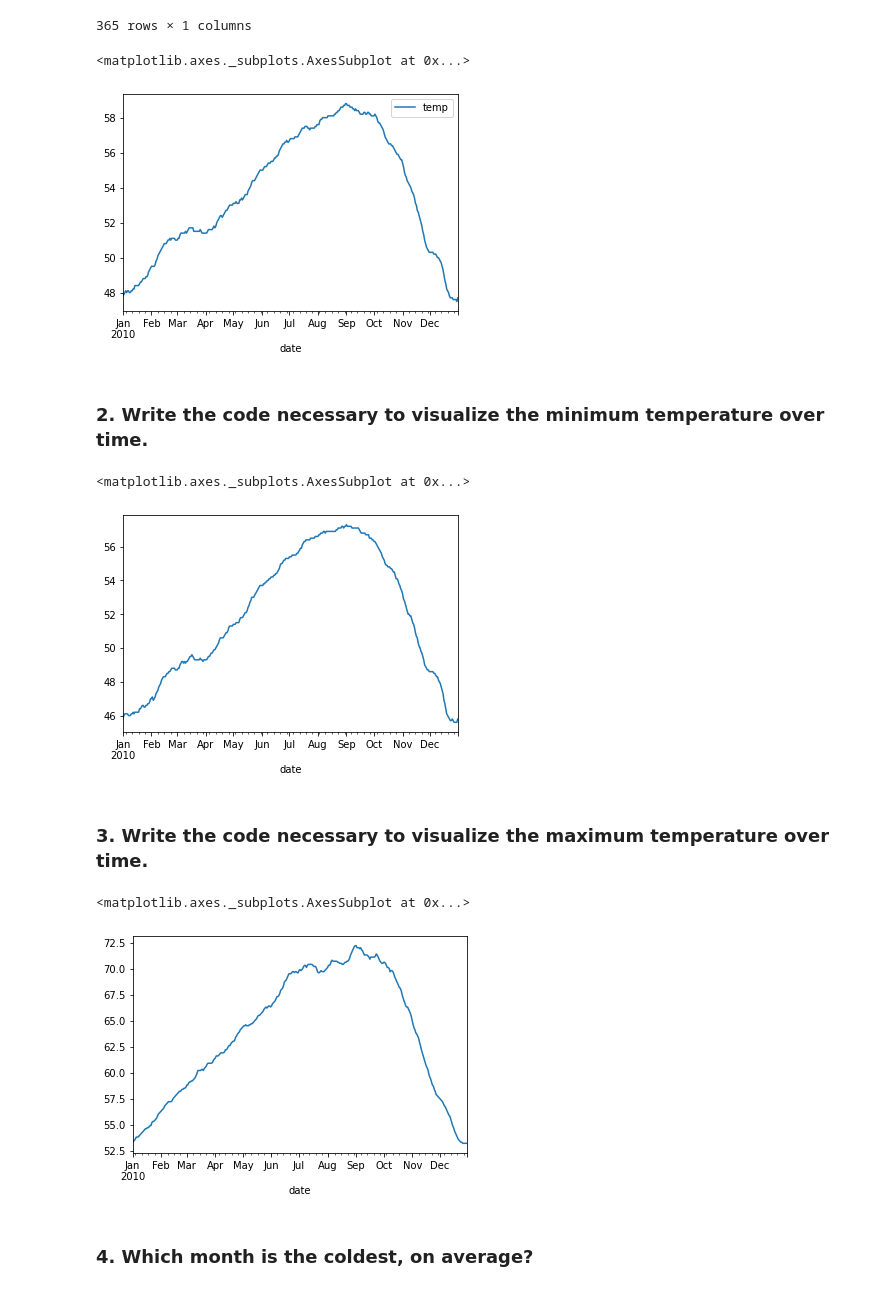
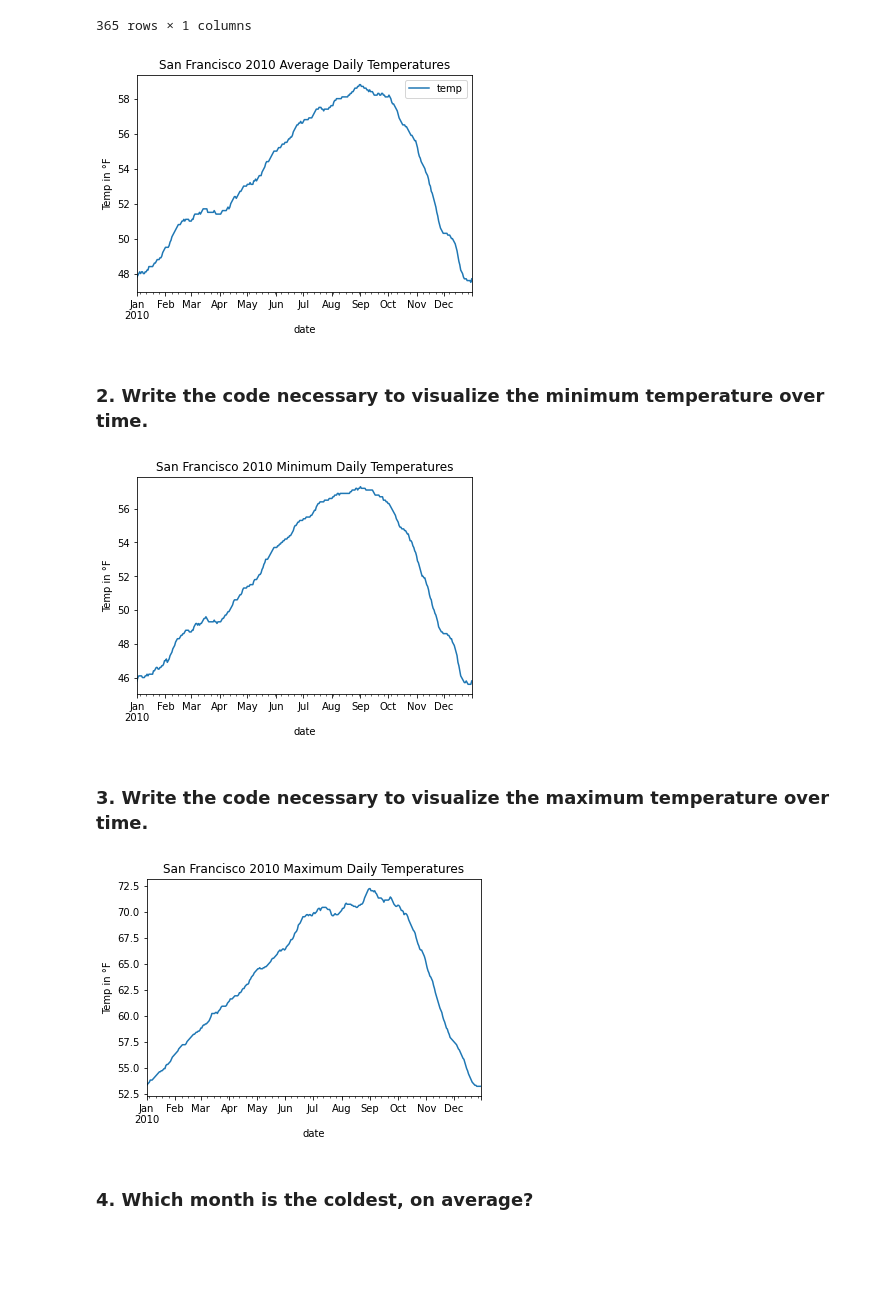
Before and after one commit to guedanie/ds-methodologies-exercises, a Jupyter notebook: time_series/prepare_jp.ipynb, the cells around one changed output. Drawn from its saved outputs; the diff is of its cells as text; code cells hidden in the pictures; blank space fills up the shorter version.

```diff
--- a/time_series/prepare_jp.ipynb
+++ b/time_series/prepare_jp.ipynb
@@ -201,23 +206,33 @@ df_temp.groupby(df_temp.index)[["temp"]].mean().asfreq("D")
 365 rows × 1 columns
 # %%
 df_temp.groupby(df_temp.index)[["temp"]].mean().asfreq("D").plot.line()
+
+plt.title('San Francisco 2010 Average Daily Temperatures')
+plt.ylabel('Temp in °F')
+plt.show()
 # %% [output]
-<matplotlib.axes._subplots.AxesSubplot at 0x...>
-[figure, old version]
+[figure, new version]
 # %% [markdown]
 ### 2. Write the code necessary to visualize the minimum temperature over time.
 # %%
 df_temp.temp.resample("D").min().plot.line()
+
+
+plt.title('San Francisco 2010 Minimum Daily Temperatures')
+plt.ylabel('Temp in °F')
+plt.show()
 # %% [output]
-<matplotlib.axes._subplots.AxesSubplot at 0x...>
-[figure, old version]
+[figure, new version]
 # %% [markdown]
 ### 3. Write the code necessary to visualize the maximum temperature over time.
 # %%
 df_temp.temp.resample("D").max().plot.line()
+
+plt.title('San Francisco 2010 Maximum Daily Temperatures')
+plt.ylabel('Temp in °F')
+plt.show()
 # %% [output]
-<matplotlib.axes._subplots.AxesSubplot at 0x...>
-[figure, old version]
+[figure, new version]
 # %% [markdown]
 ### 4. Which month is the coldest, on average?
 # %%
```
Also changed, not shown: parts of 6 cells of this notebook.
